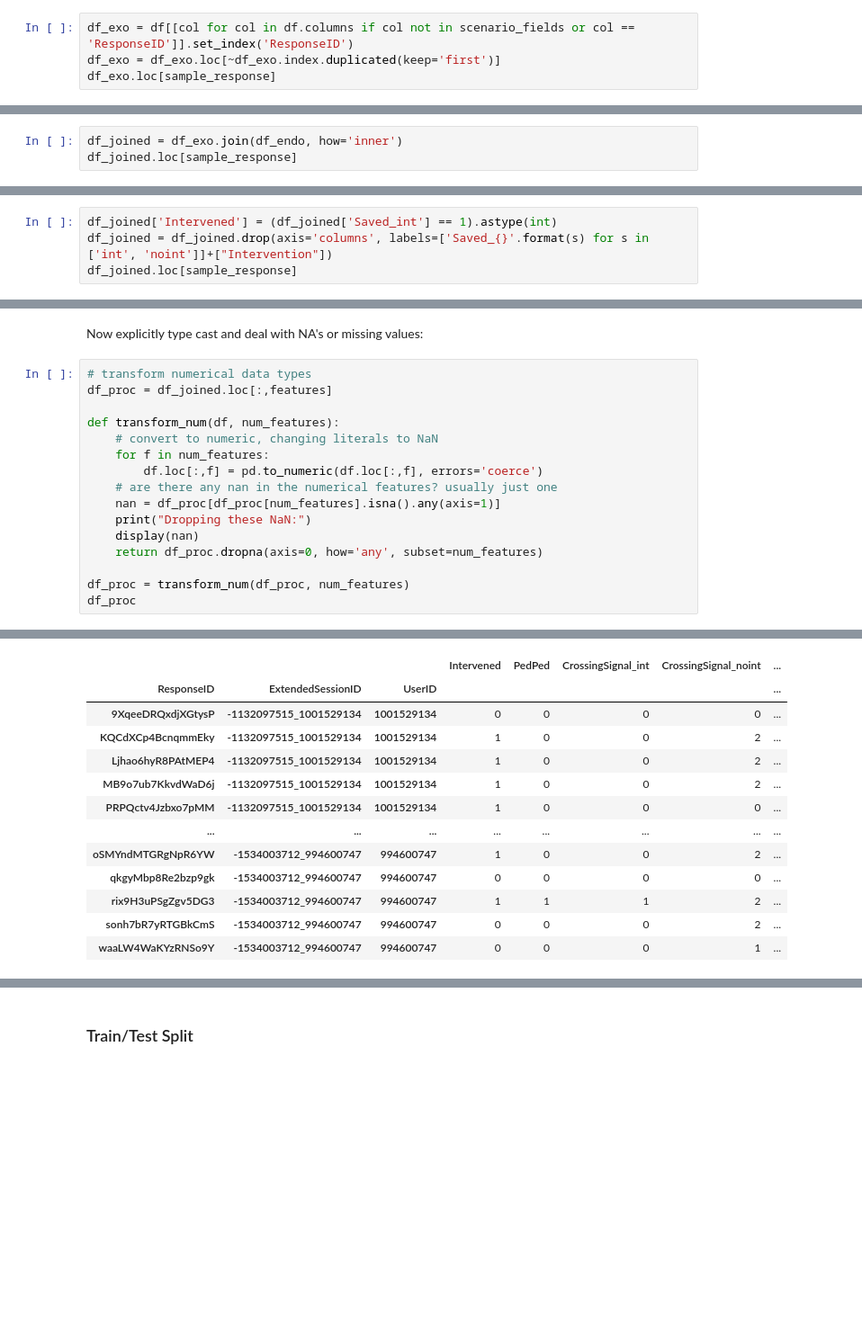
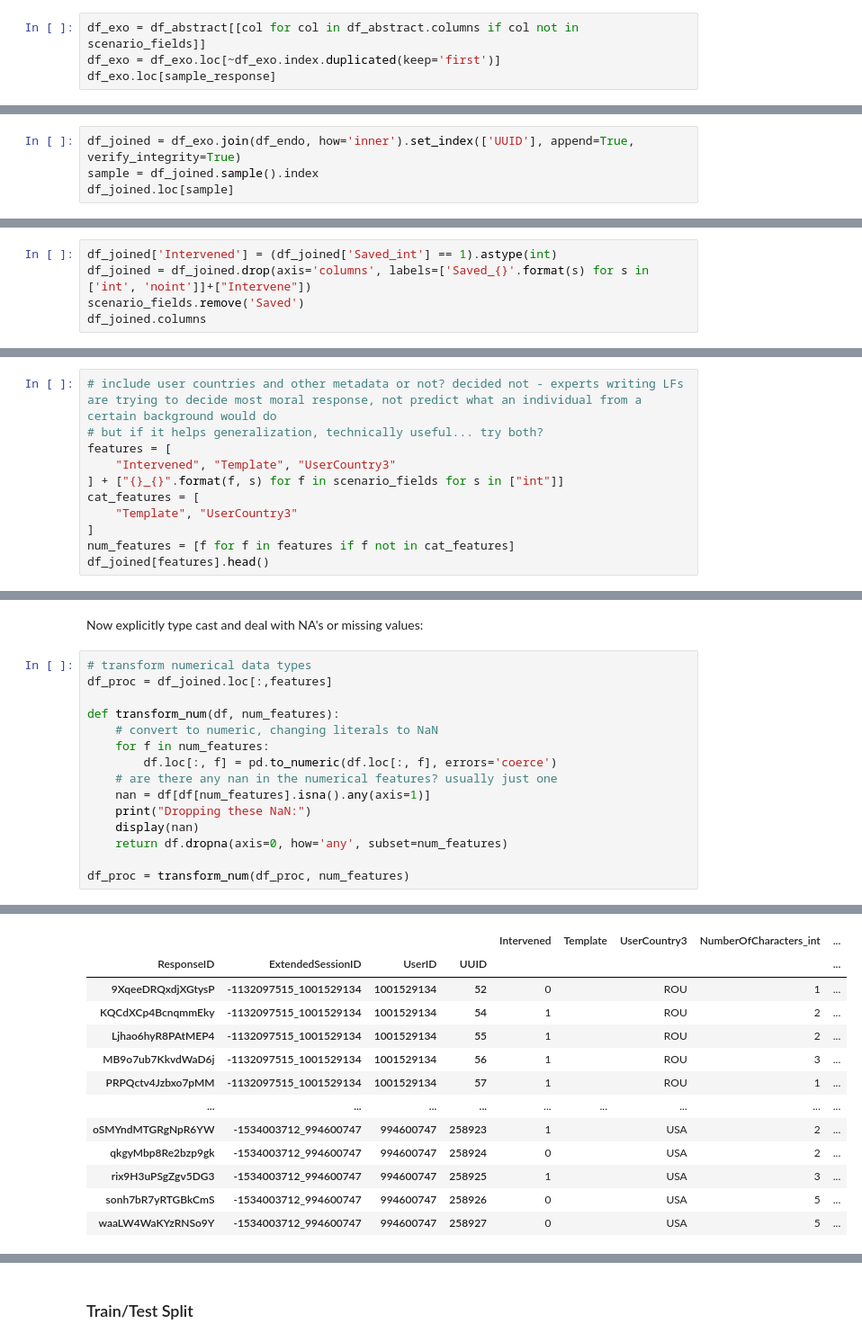
Before and after one commit to ryansteed/heuristic-moral-machine, a Jupyter notebook: jupyter/moralmachine.ipynb, the cells around one changed output, grey strips where cells are left out. Shown at 90% size. Cells and saved outputs as stored; diff of their text form; blank space fills up the shorter version.

Commit message:
:construction: WIP: abstract feature refactor

```diff
--- a/jupyter/moralmachine.ipynb
+++ b/jupyter/moralmachine.ipynb
@@ -198,7 +236,7 @@ df_endo.loc[sample_response]
 # %% [markdown]
 Get data for the columns from the raw data that _didn't_ change within response pairs. Remember to eliminate duplicate response pairs - now that we have a combined tuple for each pairwise comparison, they're no longer necessary.
 # %%
-df_exo = df[[col for col in df.columns if col not in scenario_fields or col == 'ResponseID']].set_index('ResponseID')
+df_exo = df_abstract[[col for col in df_abstract.columns if col not in scenario_fields]]
 df_exo = df_exo.loc[~df_exo.index.duplicated(keep='first')]
 df_exo.loc[sample_response]
 # %% [output]
@@ -208,6 +246,7 @@ df_exo.loc[sample_response]
 # %% [markdown]
 Then join that data in with the combined endogenous variables to get a full tuple for each pairwise comparison presented to a user.
 # %%
-df_joined = df_exo.join(df_endo, how='inner')
-df_joined.loc[sample_response]
+df_joined = df_exo.join(df_endo, how='inner').set_index(['UUID'], append=True, verify_integrity=True)
+sample = df_joined.sample().index
+df_joined.loc[sample]
 # %% [output]
@@ -258,6 +289,7 @@ df_joined: (130000, 68)
 Finally, let's make it easier to interpret the target variable. For each response, we know whether the user chose to save one set of characters (\_int) by intervention, or save another set (\_noint) by not intervening. Let's call that variable "Intervened" to indicate whether or not the user intervened (swerved the AV).
 # %%
 df_joined['Intervened'] = (df_joined['Saved_int'] == 1).astype(int)
-df_joined = df_joined.drop(axis='columns', labels=['Saved_{}'.format(s) for s in ['int', 'noint']]+["Intervention"])
-df_joined.loc[sample_response]
+df_joined = df_joined.drop(axis='columns', labels=['Saved_{}'.format(s) for s in ['int', 'noint']]+["Intervene"])
+scenario_fields.remove('Saved')
+df_joined.columns
 # %% [output]
@@ -298,0 +314,11 @@ num_features = [
+# %%
+# include user countries and other metadata or not? decided not - experts writing LFs are trying to decide most moral response, not predict what an individual from a certain background would do
+# but if it helps generalization, technically useful... try both?
+features = [
+    "Intervened", "Template", "UserCountry3"
+] + ["{}_{}".format(f, s) for f in scenario_fields for s in ["int"]]
+cat_features = [
+    "Template", "UserCountry3"
+]
+num_features = [f for f in features if f not in cat_features]
+df_joined[features].head()
@@ -301,31 +336,30 @@ Now explicitly type cast and deal with NA's or missing values:
 # %%
 # transform numerical data types
 df_proc = df_joined.loc[:,features]
 
 def transform_num(df, num_features):
     # convert to numeric, changing literals to NaN
     for f in num_features:
-        df.loc[:,f] = pd.to_numeric(df.loc[:,f], errors='coerce')
+        df.loc[:, f] = pd.to_numeric(df.loc[:, f], errors='coerce')
     # are there any nan in the numerical features? usually just one
-    nan = df_proc[df_proc[num_features].isna().any(axis=1)]
+    nan = df[df[num_features].isna().any(axis=1)]
     print("Dropping these NaN:")
     display(nan)
-    return df_proc.dropna(axis=0, how='any', subset=num_features)
+    return df.dropna(axis=0, how='any', subset=num_features)
 
 df_proc = transform_num(df_proc, num_features)
-df_proc
 # %% [output]
 Dropping these NaN:
-|  |  |  | Intervened | PedPed | CrossingSignal_int | CrossingSignal_noint | ... |
-| ResponseID | ExtendedSessionID | UserID |  |  |  |  | ... |
-| 9XqeeDRQxdjXGtysP | -1132097515_1001529134 | 1001529134 | 0 | 0 | 0 | 0 | ... |
-| KQCdXCp4BcnqmmEky | -1132097515_1001529134 | 1001529134 | 1 | 0 | 0 | 2 | ... |
-| Ljhao6hyR8PAtMEP4 | -1132097515_1001529134 | 1001529134 | 1 | 0 | 0 | 2 | ... |
-| MB9o7ub7KkvdWaD6j | -1132097515_1001529134 | 1001529134 | 1 | 0 | 0 | 2 | ... |
-| PRPQctv4Jzbxo7pMM | -1132097515_1001529134 | 1001529134 | 1 | 0 | 0 | 0 | ... |
-| ... | ... | ... | ... | ... | ... | ... | ... |
-| oSMYndMTGRgNpR6YW | -1534003712_994600747 | 994600747 | 1 | 0 | 0 | 2 | ... |
-| qkgyMbp8Re2bzp9gk | -1534003712_994600747 | 994600747 | 0 | 0 | 0 | 0 | ... |
-| rix9H3uPSgZgv5DG3 | -1534003712_994600747 | 994600747 | 1 | 1 | 1 | 2 | ... |
-| sonh7bR7yRTGBkCmS | -1534003712_994600747 | 994600747 | 0 | 0 | 0 | 2 | ... |
-| waaLW4WaKYzRNSo9Y | -1534003712_994600747 | 994600747 | 0 | 0 | 0 | 1 | ... |
+|  |  |  |  | Intervened | Template | UserCountry3 | NumberOfCharacters_int | ... |
+| ResponseID | ExtendedSessionID | UserID | UUID |  |  |  |  | ... |
+| 9XqeeDRQxdjXGtysP | -1132097515_1001529134 | 1001529134 | 52 | 0 |  | ROU | 1 | ... |
+| KQCdXCp4BcnqmmEky | -1132097515_1001529134 | 1001529134 | 54 | 1 |  | ROU | 2 | ... |
+| Ljhao6hyR8PAtMEP4 | -1132097515_1001529134 | 1001529134 | 55 | 1 |  | ROU | 2 | ... |
+| MB9o7ub7KkvdWaD6j | -1132097515_1001529134 | 1001529134 | 56 | 1 |  | ROU | 3 | ... |
+| PRPQctv4Jzbxo7pMM | -1132097515_1001529134 | 1001529134 | 57 | 1 |  | ROU | 1 | ... |
+| ... | ... | ... | ... | ... | ... | ... | ... | ... |
+| oSMYndMTGRgNpR6YW | -1534003712_994600747 | 994600747 | 258923 | 1 |  | USA | 2 | ... |
+| qkgyMbp8Re2bzp9gk | -1534003712_994600747 | 994600747 | 258924 | 0 |  | USA | 2 | ... |
+| rix9H3uPSgZgv5DG3 | -1534003712_994600747 | 994600747 | 258925 | 1 |  | USA | 3 | ... |
+| sonh7bR7yRTGBkCmS | -1534003712_994600747 | 994600747 | 258926 | 0 |  | USA | 5 | ... |
+| waaLW4WaKYzRNSo9Y | -1534003712_994600747 | 994600747 | 258927 | 0 |  | USA | 5 | ... |
```
Also changed, not shown: parts of 31 cells of this notebook, 3 other files.
